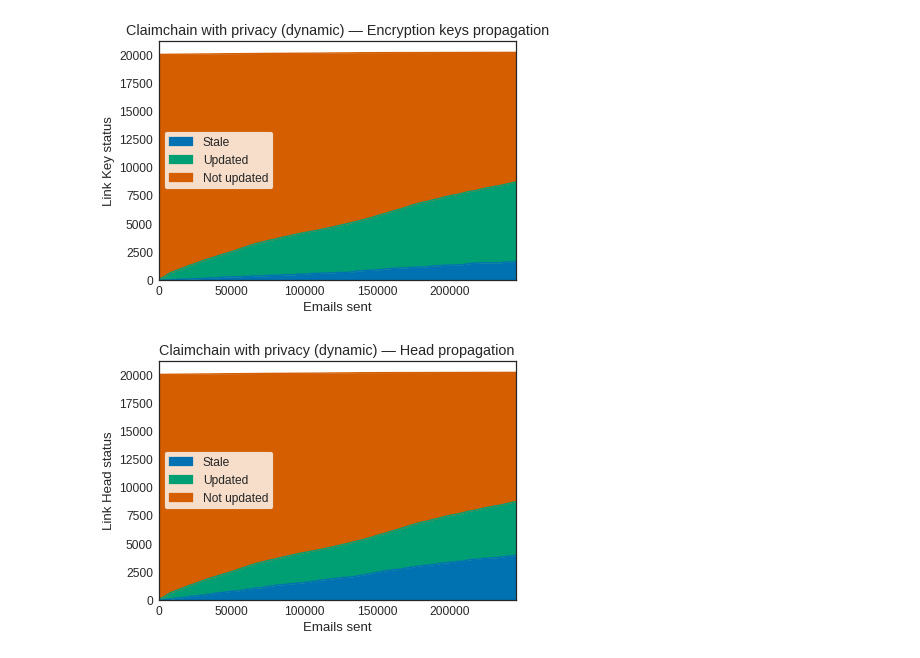
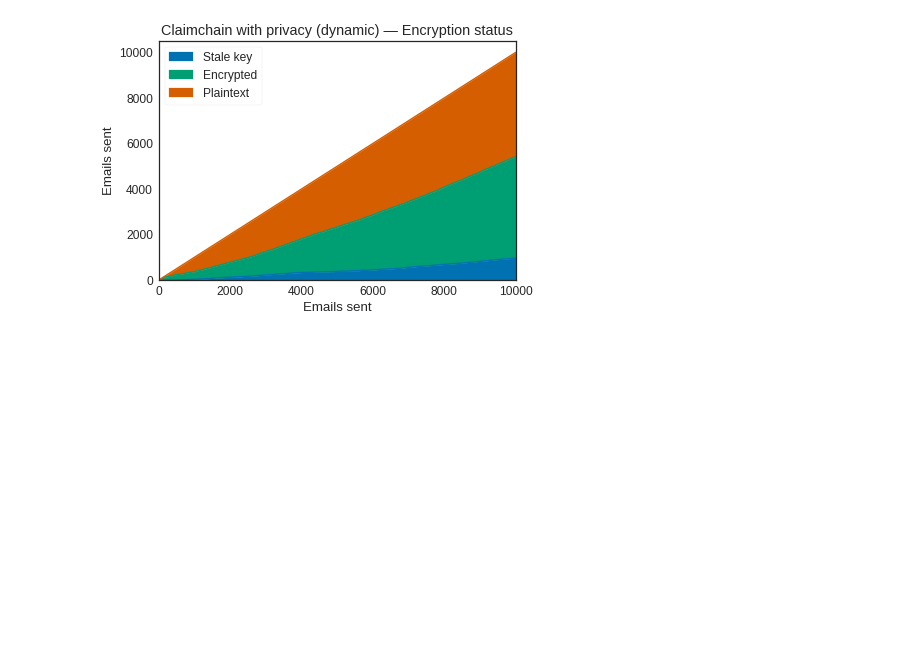
Before and after one commit to claimchain/claimchain-core, a Jupyter notebook: simulations/run_scenarios.ipynb, the cells around one changed output. Drawn from its saved outputs; the diff is of its cells as text; code cells hidden in the pictures; blank space fills up the shorter version.

```diff
--- a/simulations/run_scenarios.ipynb
+++ b/simulations/run_scenarios.ipynb
@@ -24 +23,3 @@ log = pickle.load(open(parsed_logs_folder + "replay_log.pkl", "rb"))
+# %%
+context = Context(log, social_graph)
 # %%
@@ -49,0 +46,17 @@ Userset users know of 8402 updates of their friends, while 11790 entries were no
+# %%
+def visualize_encryption_status_history(scenario_name, es):
+    dummies = pd.DataFrame(columns=['Stale key', 'Encrypted', 'Plaintext'])
+    for i, item in enumerate(es):
+        if item == EncStatus.stale:
+            dummies.loc[i] = [1, 0, 0]
+        elif item == EncStatus.encrypted:
+            dummies.loc[i] = [0, 1, 0]
+        elif item == EncStatus.plaintext:
+            dummies.loc[i] = [0, 0, 1]
+
+    cumdata = dummies.cumsum()
+    cumdata.plot.area()
+    plt.legend(frameon=True)
+    plt.title("%s — Encryption status" % scenario_name)
+    plt.xlabel("Emails sent")
+    plt.ylabel("Emails sent")
@@ -61,0 +99,3 @@ Userset users know of 11993 updates of their friends, while 8199 entries were no
+# %%
+static_params = SimulationParams(key_update_every_nb_sent_emails=None, chain_update_buffer_size=5)
+dynamic_params = SimulationParams(key_update_every_nb_sent_emails=50, chain_update_buffer_size=5)
@@ -98,0 +141,3 @@ Userset users know of 12016 updates of their friends, while 8176 entries were no
+# %%
+with dynamic_params.as_default():
+    dyn_cc_priv_kp, dyn_cc_priv_hp, dyn_cc_priv_es = simulate_claimchain_with_privacy(context)
@@ -112,6 +155,5 @@ Userset users know of 8723 updates of their friends, while 11523 entries were no
 # %%
-visualize_propagation('Claimchain with privacy (dynamic)',
-                      dyn_cc_privacy_key_propagation, dyn_cc_privacy_head_propagation)
+visualize_encryption_status_history('Claimchain with privacy (dynamic)', dyn_cc_priv_es)
+plt.show()
 # %% [output]
-[figure, old version]
+[figure, new version]
-[figure, removed]
```
Also changed, not shown: parts of 26 cells of this notebook.
